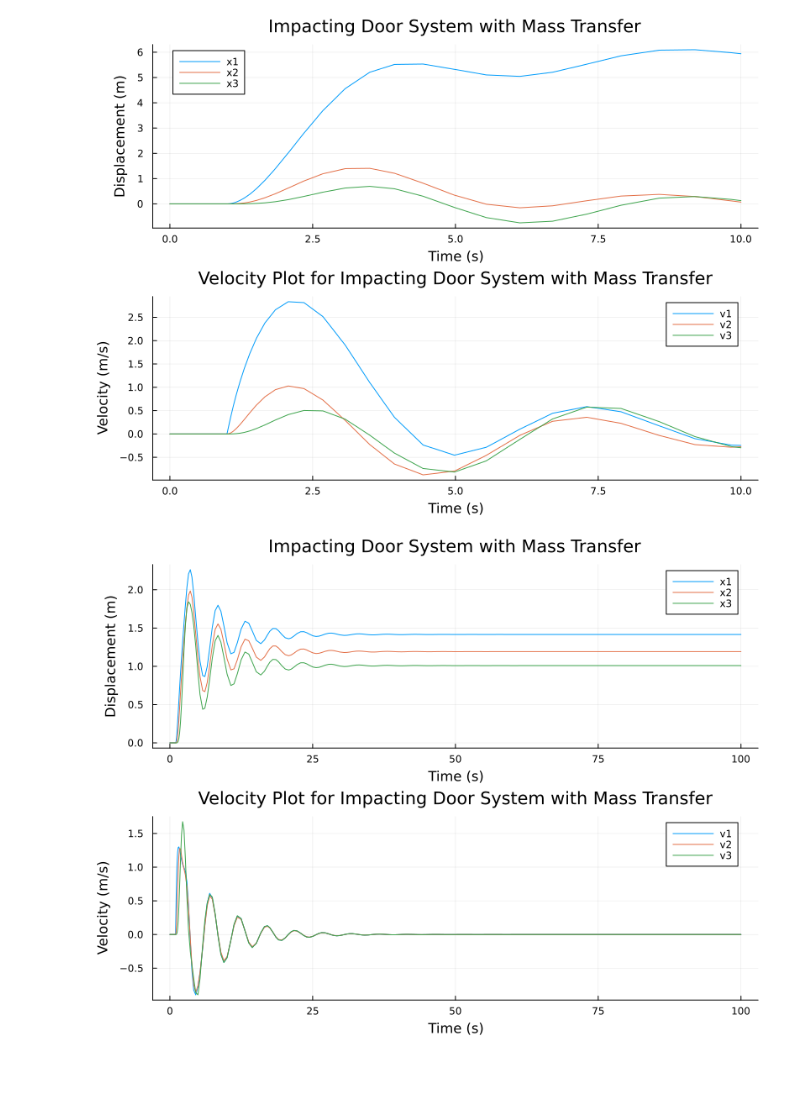
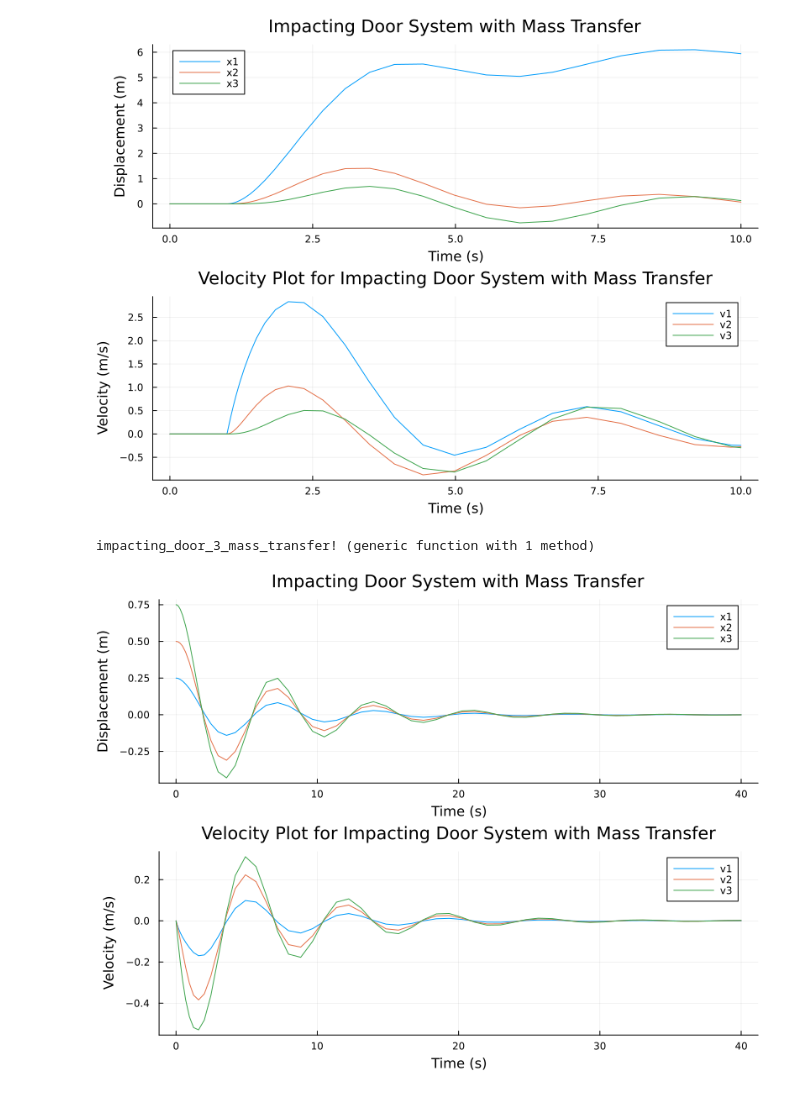
Before and after one commit to mrsalveen/Finite-Element-Model, a Jupyter notebook: massPoint1.ipynb, the cells around one changed output. Drawn from its saved outputs; the diff is of its cells as text; code cells hidden in the pictures.

Commit message:
update + remove commented functions

```diff
--- a/massPoint1.ipynb
+++ b/massPoint1.ipynb
@@ -598,31 +517,52 @@ function impacting_door_3_mass_transfer!(du,u,p,t)
     du[4] += k3*(x1 - x3) / m1
     du[6] -= k3*(x1 - x3) / m3
 end
-
-
-# Define initial conditions and parameter values
-u0 = [0.0, 0.0, 0.0, 0.0, 0.0, 0.0] # [x1, x2, x3, v1, v2, v3]
-p = [10.0, 5.0, 2.0, 2.0, 1.0, 1.0, 1.0, 1.0, 1.0, 1.0] # [k1, k2, k3, c1, c2, c3, m1, m2, m3, ω₀]
-
-# Solve the system of differential equations
-prob = ODEProblem(impacting_door_3_mass_transfer!, u0, (0.0, 100.0), p)
-sol = solve(prob)
-
-# Plot the solution
-p1 = plot(sol.t, sol[1,:], label="x1")
-plot!(sol.t, sol[2,:], label="x2")
-plot!(sol.t, sol[3,:], label="x3")
-xlabel!("Time (s)")
-ylabel!("Displacement (m)")
-title!("Impacting Door System with Mass Transfer")
-
-p2 = plot(sol.t, sol[4,:], label="v1")
-plot!(sol.t, sol[5,:], label="v2")
-plot!(sol.t, sol[6,:], label="v3")
-xlabel!("Time (s)")
-ylabel!("Velocity (m/s)")
-title!("Velocity Plot for Impacting Door System with Mass Transfer")
-
-plot(p1, p2, layout=(2,1), size=(800,600))
 # %% [output]
-[figure, removed]
+impacting_door_3_mass_transfer! (generic function with 1 method)
+# %%
+using DifferentialEquations
+using Plots
+
+# Define the impacting door 3-mass transfer system of differential equations
+function impacting_door_3_mass_transfer!(du, u, p, t)
+    k1, k2, k3, c1, c2, c3, m1, m2, m3, ω₀ = p
+
+    x1, x2, x3, v1, v2, v3 = u
+
+    dx1 = v1
+    dx2 = v2
+    dx3 = v3
+
+    dv1 = -(k1*x1 + c1*v1 - k2*(x2-x1) - c2*(v2-v1) + ω₀^2*x1)/m1
+    dv2 = -(k2*(x2-x1) + c2*(v2-v1) - k3*(x3-x2) - c3*(v3-v2) + ω₀^2*(x2-x1))/m2
+    dv3 = -(k3*(x3-x2) + c3*(v3-v2) + ω₀^2*(x3-x2))/m3
+
+    du .= [dx1, dx2, dx3, dv1, dv2, dv3]
+end
+
+# Define initial conditions and parameter values
+u0 = [0.25, 0.5, 0.75, 0.0, 0.0, 0.0] # [x1, x2, x3, v1, v2, v3]
+p = [2.0, 2.0, 2.0, 2.0, 1.0, 1.0, 1.0, 1.0, 1.0, 1.0] # [k1, k2, k3, c1, c2, c3, m1, m2, m3, ω₀]
+
+# Solve the system of differential equations
+prob = ODEProblem(impacting_door_3_mass_transfer!, u0, (0.0, 40.0), p)
+sol = solve(prob, Tsit5())
+
+# Plot the solution
+p1 = plot(sol.t, sol[1,:], label="x1")
+plot!(sol.t, sol[2,:], label="x2")
+plot!(sol.t, sol[3,:], label="x3")
+xlabel!("Time (s)")
+ylabel!("Displacement (m)")
+title!("Impacting Door System with Mass Transfer")
+
+p2 = plot(sol.t, sol[4,:], label="v1")
+plot!(sol.t, sol[5,:], label="v2")
+plot!(sol.t, sol[6,:], label="v3")
+xlabel!("Time (s)")
+ylabel!("Velocity (m/s)")
+title!("Velocity Plot for Impacting Door System with Mass Transfer")
+
+plot(p1, p2, layout=(2,1), size=(800,600))
+# %% [output]
+[figure, added]
```
Also changed, not shown: parts of 3 cells of this notebook.
